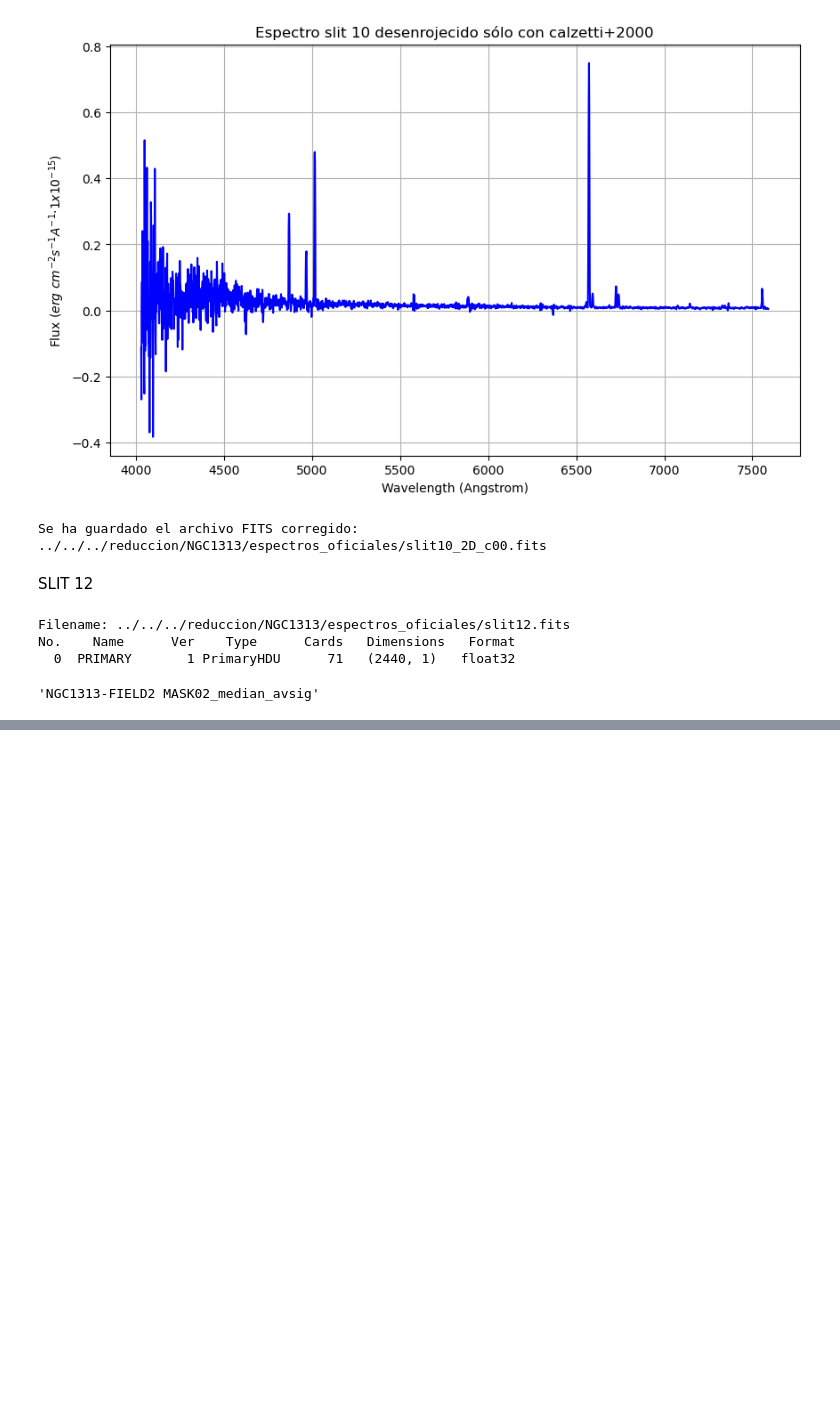
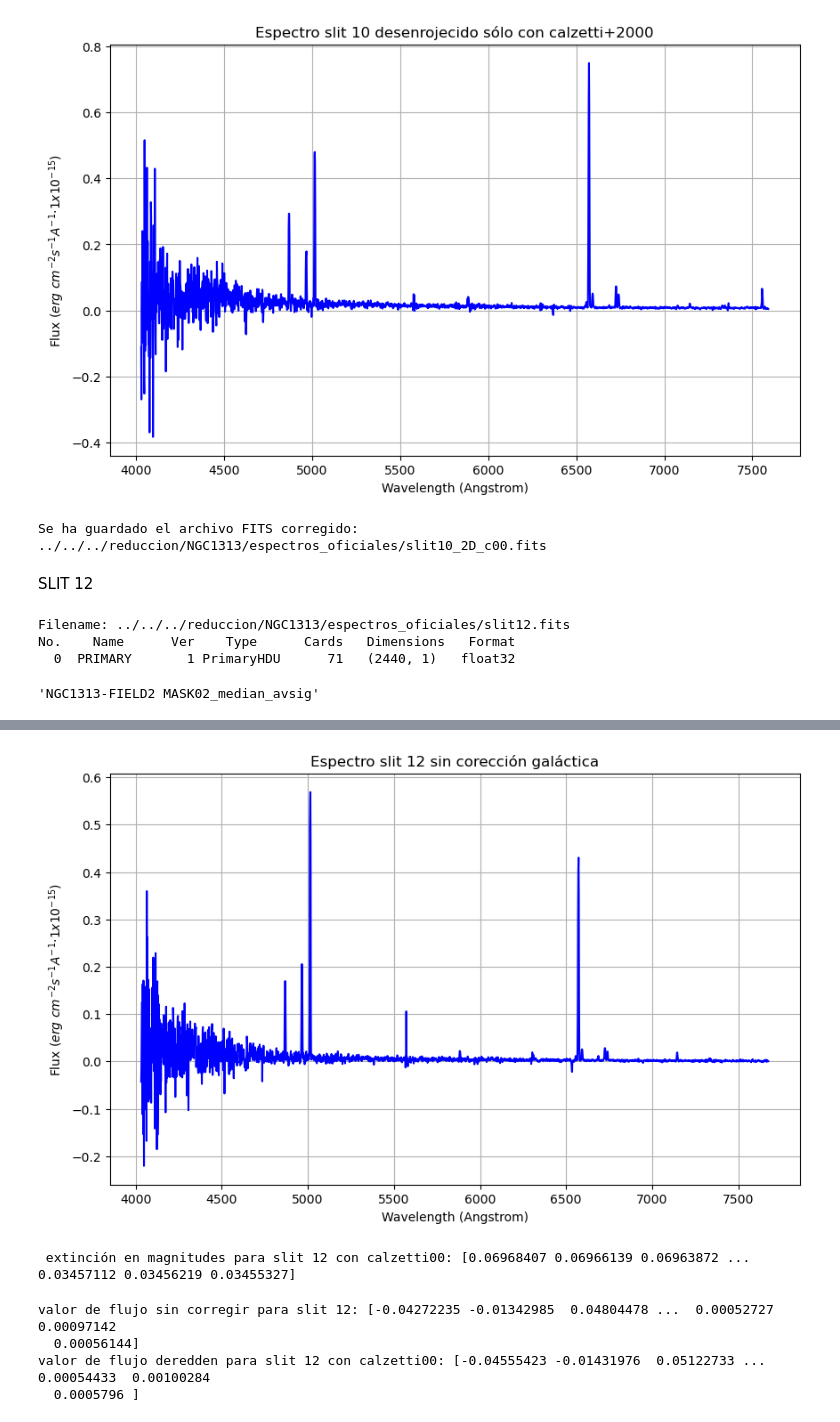
Before and after one commit to blnblnbln/TESIS, a Jupyter notebook: analysis_gmos/calzetti_oficial.ipynb, the cells around one changed output, grey strips where cells are left out. Saved outputs shown, nothing was run; the diff lists cells and outputs as text; code cells hidden in the pictures; blank space fills up the shorter version.

```diff
--- a/analysis_gmos/calzetti_oficial.ipynb
+++ b/analysis_gmos/calzetti_oficial.ipynb
@@ -1390,0 +1396,35 @@ plt.ylabel('Flux $(erg\ cm^{-2} s^{-1} A^{-1} · 1 x 10^{-15})$')
+# %%
+%matplotlib inline
+plt.figure(figsize=(10, 6))
+plt.plot(wave12, flux12, linestyle='-', color='b')
+plt.xlabel('Wavelength (Angstrom)')
+plt.ylabel('Flux $(erg\ cm^{-2} s^{-1} A^{-1} · 1x 10^{-15})$')
+plt.title('Espectro slit 12 sin corección galáctica')
+plt.grid(True)
+plt.show()
+# %% [output]
+[figure, added]
+# %%
+import extinction
+from extinction import calzetti00
+
+#tengo mi array de longitudes de onda de todo el espectro: wave1
+# Calzetti+2000 with A_V = según el slit and R_V = 4.05
+# mi A_v es A_v1m ojo que aquí estoy asumiendo que la MW es starburst !
+wave12_c00 = extinction.calzetti00(wave12, A_v12, 4.05)
+print(f' extinción en magnitudes para slit 12 con calzetti00: {wave12_c00}') #array of extinction in magnitudes at each input wavelength
+# %% [output]
+ extinción en magnitudes para slit 12 con calzetti00: [0.06968407 0.06966139 0.06963872 ... 0.03457112 0.03456219 0.03455327]
+# %%
+from extinction import calzetti00, remove
+
+print(f'valor de flujo sin corregir para slit 12: {flux12}')
+
+# "deredden" flux by A_v1 with calzetti+2000
+flux12_c00 = remove(calzetti00(wave12, A_v12, 4.05), flux12)
+print(f'valor de flujo deredden para slit 12 con calzetti00: {flux12_c00}')
+# %% [output]
+valor de flujo sin corregir para slit 12: [-0.04272235 -0.01342985  0.04804478 ...  0.00052727  0.00097142
+  0.00056144]
+valor de flujo deredden para slit 12 con calzetti00: [-0.04555423 -0.01431976  0.05122733 ...  0.00054433  0.00100284
+  0.0005796 ]
```
Also changed, not shown: parts of 44 cells of this notebook.
